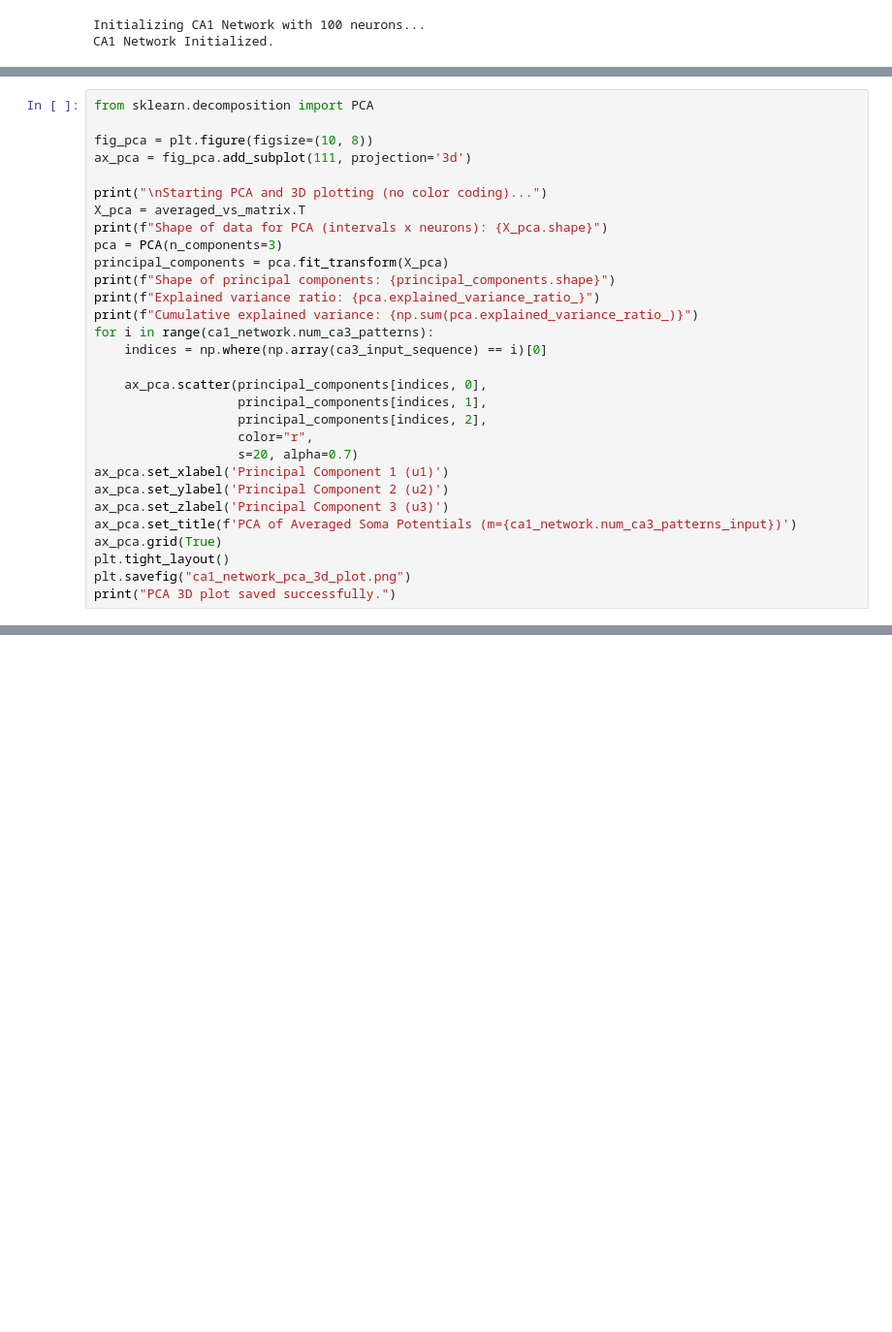
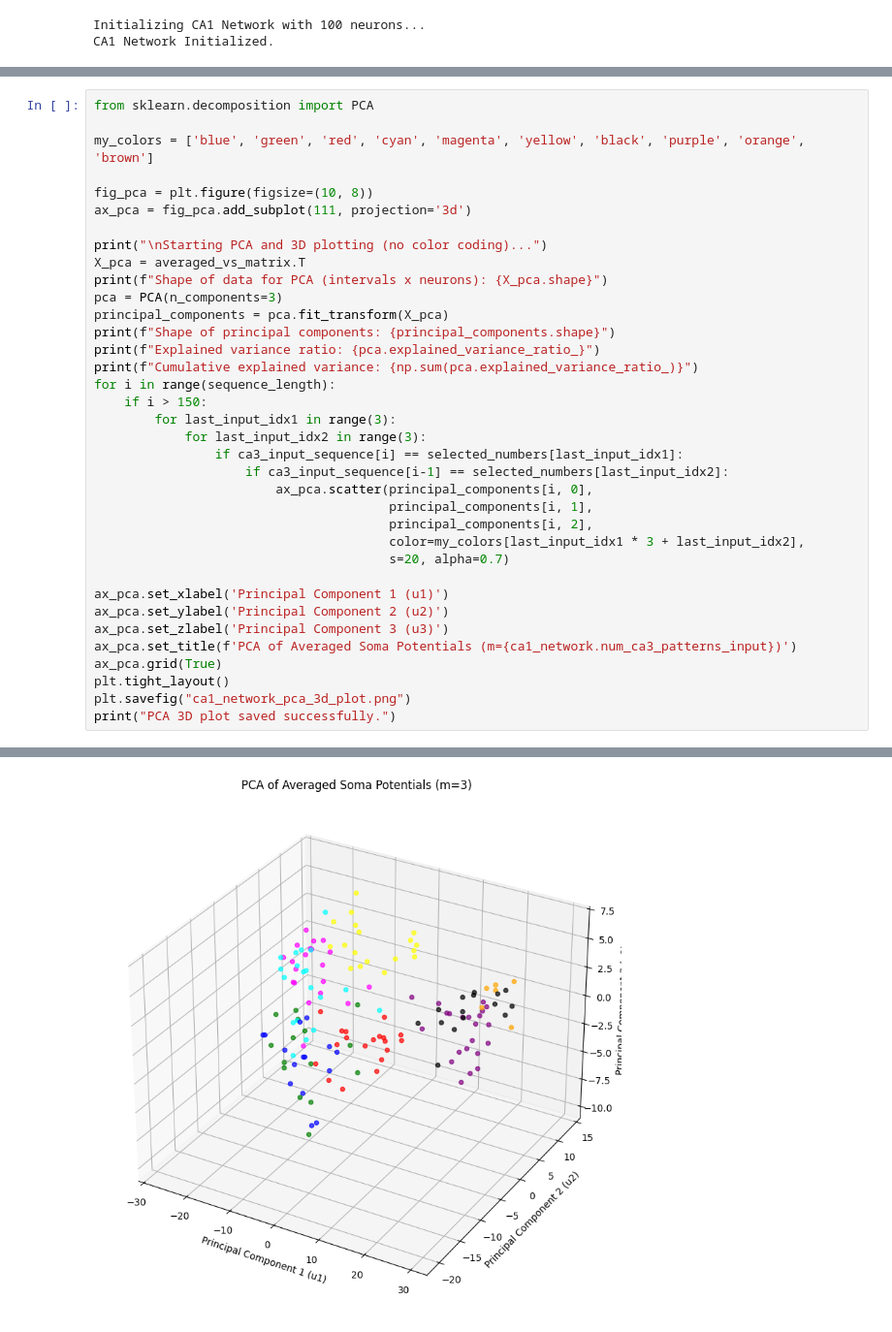
Before and after one commit to DeepWater3104/Yamaguti_etal_2011, a Jupyter notebook: notebooks/example.ipynb, the cells around one changed output, grey strips where cells are left out. Shown at 97% size. Saved outputs shown, nothing was run; the diff lists cells and outputs as text; blank space fills up the shorter version.

```diff
--- a/notebooks/example.ipynb
+++ b/notebooks/example.ipynb
@@ -83,5 +136,7 @@ plt.show()
 # %%
 from sklearn.decomposition import PCA
+
+my_colors = ['blue', 'green', 'red', 'cyan', 'magenta', 'yellow', 'black', 'purple', 'orange', 'brown']
 
 fig_pca = plt.figure(figsize=(10, 8))
 ax_pca = fig_pca.add_subplot(111, projection='3d')
@@ -94,14 +149,18 @@ principal_components = pca.fit_transform(X_pca)
 print(f"Shape of principal components: {principal_components.shape}")
 print(f"Explained variance ratio: {pca.explained_variance_ratio_}")
 print(f"Cumulative explained variance: {np.sum(pca.explained_variance_ratio_)}")
-for i in range(ca1_network.num_ca3_patterns):
-    indices = np.where(np.array(ca3_input_sequence) == i)[0]
+for i in range(sequence_length):
+    if i > 150:
+        for last_input_idx1 in range(3):
+            for last_input_idx2 in range(3):
+                if ca3_input_sequence[i] == selected_numbers[last_input_idx1]:
+                    if ca3_input_sequence[i-1] == selected_numbers[last_input_idx2]:
+                        ax_pca.scatter(principal_components[i, 0],
+                                       principal_components[i, 1],
+                                       principal_components[i, 2],
+                                       color=my_colors[last_input_idx1 * 3 + last_input_idx2],
+                                       s=20, alpha=0.7)
 
-    ax_pca.scatter(principal_components[indices, 0],
-                   principal_components[indices, 1],
-                   principal_components[indices, 2],
-                   color="r",
-                   s=20, alpha=0.7)
 ax_pca.set_xlabel('Principal Component 1 (u1)')
 ax_pca.set_ylabel('Principal Component 2 (u2)')
 ax_pca.set_zlabel('Principal Component 3 (u3)')
@@ -110,3 +169,4 @@ ax_pca.grid(True)
 plt.tight_layout()
 plt.savefig("ca1_network_pca_3d_plot.png")
 print("PCA 3D plot saved successfully.")
+# %% [output]
@@ -113 +179,2 @@ print("PCA 3D plot saved successfully.")
+[figure, added]
 # %%
```
Also changed, not shown: parts of 7 cells of this notebook.
